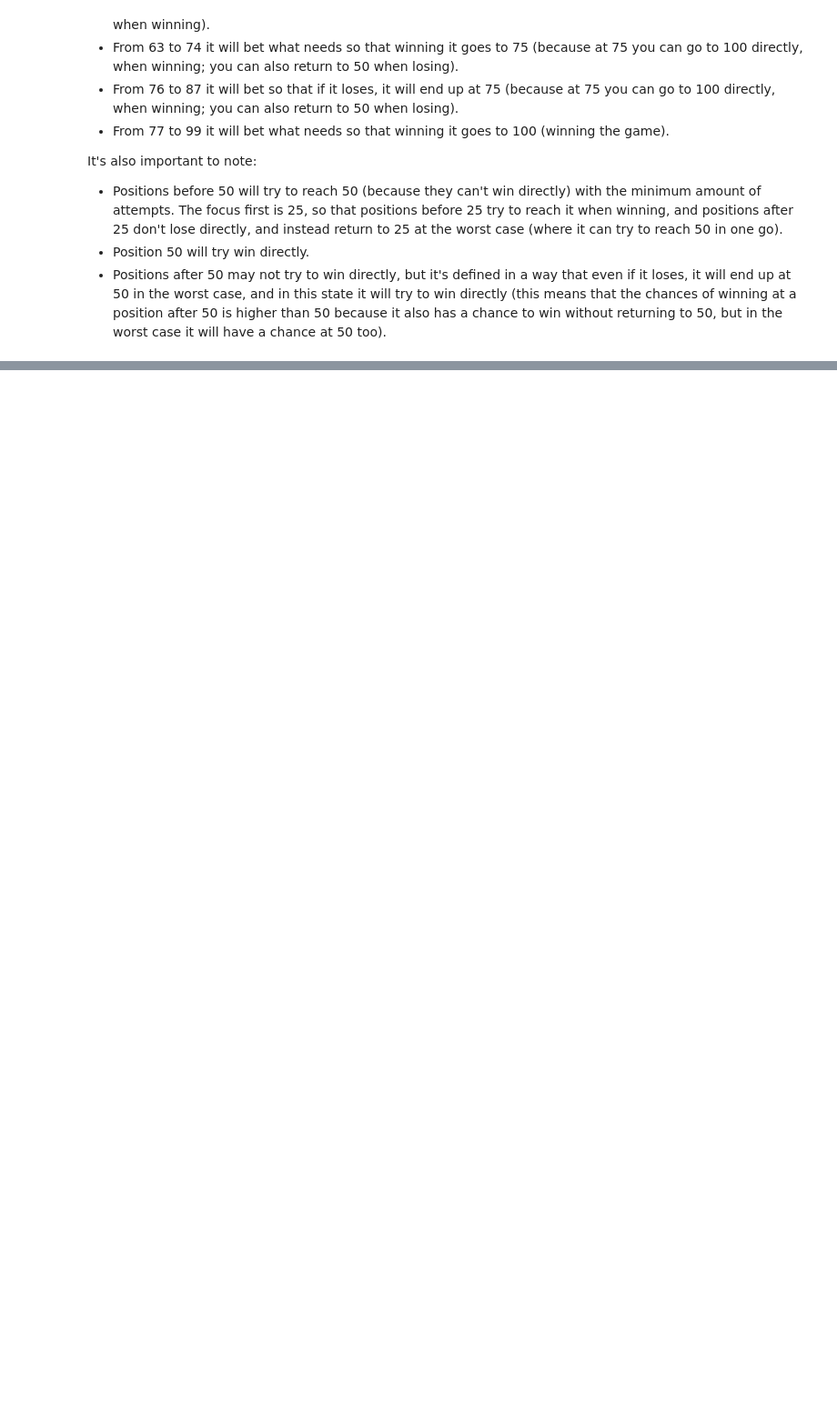
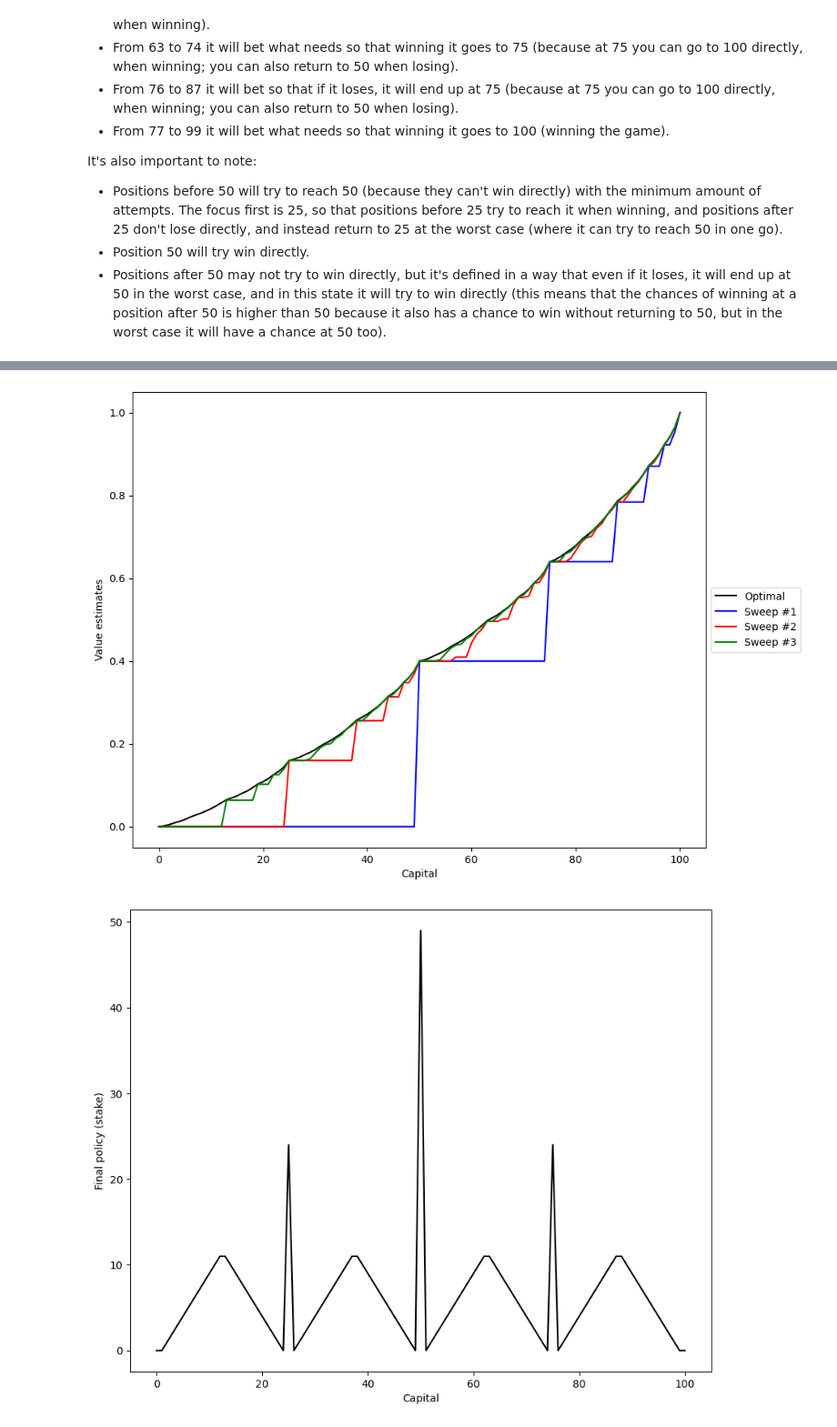
Before and after one commit to lucasbasquerotto/ml-demos, a Jupyter notebook: rl/ch04.ipynb, the cells around one changed output, grey strips where cells are left out. Shown at 91% size. Cells and saved outputs as stored; diff of their text form; code cells hidden in the pictures; blank space fills up the shorter version.

```diff
--- a/rl/ch04.ipynb
+++ b/rl/ch04.ipynb
@@ -991,0 +1318,7 @@ It's also important to note:
+# %%
+# due to very small, practically insignificant, differences in the best action
+# at a state, there may be more than one optimal policy
+# the policy below will prefer smaller stakes when the probability of winning
+# is almost the same for different actions
+run_gambler(name='gambler_agent_book', ph=0.4, almost_zero=1e-8)
+# %% [output]
@@ -991,0 +1342,2 @@ It's also important to note:
+[figure, added]
+[figure, added]
```
Also changed, not shown: parts of 15 cells of this notebook.
